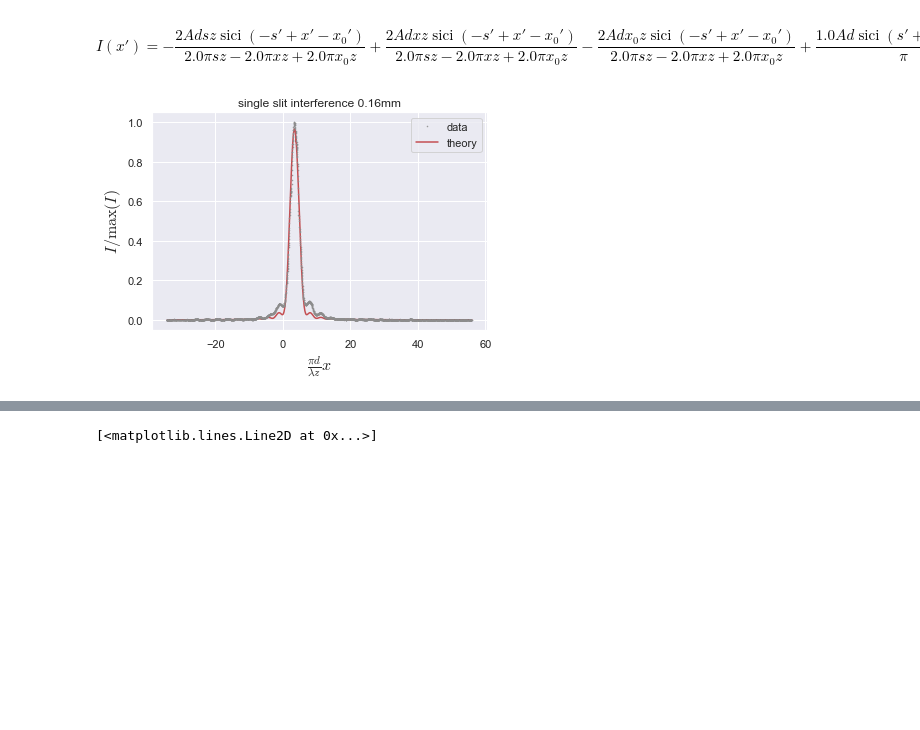
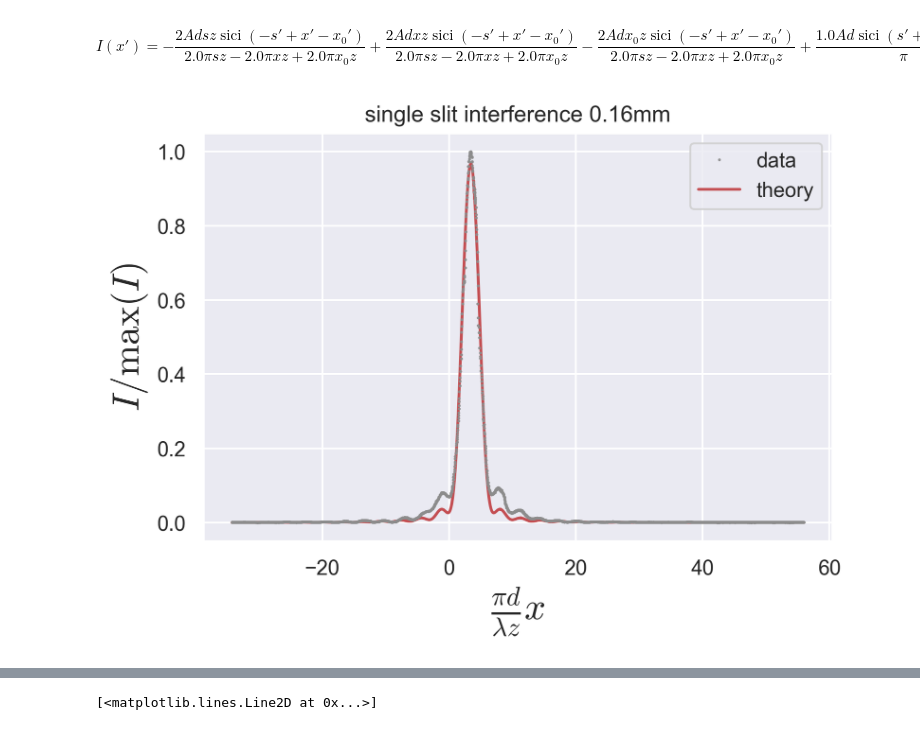
Before and after one commit to EdoMor/notebooks, a Jupyter notebook: edos single slit notebook.ipynb, the cells around one changed output, grey strips where cells are left out. Drawn from its saved outputs; the diff is of its cells as text; code cells hidden in the pictures; blank space fills up the shorter version.

```diff
--- a/edos single slit notebook.ipynb
+++ b/edos single slit notebook.ipynb
@@ -1,5 +1,6 @@
 # %%
 import matplotlib.pyplot as plt
+from matplotlib import gridspec
 import numpy as np
 from sympy import *
 from IPython.display import display, Latex
@@ -11,3 +12,4 @@ import seaborn as sbs
 sbs.set()
 plt.rcParams["mathtext.fontset"]='cm'
 plt.rcParams['axes.labelsize']= 20
+plt.rcParams['figure.dpi'] = 300
@@ -378,0 +434,29 @@ R^2:0.9982399497514473
+# %%
+pname=['dD','x0','p2']
+z=0.855
+wl=(6.328*(10**(-7)))
+d=4.0e-5
+A=50
+x0=(np.pi*d*es.offset)/(wl*z)
+p2=(A*(d**2)/(wl*z))
+dD=1.01
+data=es.read('exp1125/original parameters/single slit/0.04','sweep2.txt')
+xdata=z*np.sin(np.deg2rad((es.volt_to_angle(data['angle']))))*((np.pi*d)/(wl*z))
+ydata=-data['power']/np.max(-data['power'])
+gs = gridspec.GridSpec(2, 1, height_ratios=[4, 1])
+gs.update(hspace=0.1)
+plt.subplots()
+plt.subplot(gs[0])
+plt.plot(xdata,ydata,'.',markersize=1,zorder=2,color=sbs.color_palette()[7])
+popt=[1.0180321222775548+0.059,0.8646111314211148-0.01,0.9874969815964442]
+plt.plot(xdata,es.single_slit_model_redunced(xdata,*popt),zorder=1,color=sbs.color_palette()[3])
+plt.legend(['data','theory'])
+plt.title('single slit interference with 0.04mm width')
+plt.ylabel(r'$I/\max(I)$')
+plt.subplot(gs[1])
+plt.plot(xdata,ydata-es.single_slit_model_redunced(xdata,*popt),'.',markersize=1,color=sbs.color_palette()[7])
+plt.xlabel(r'$\frac{\pi d}{\lambda z}x$')
+plt.ylabel(r'$I/\max(I)$')
+plt.show()
+for i in range(len(popt)): print(pname[i]+':'+str(popt[i]))
+print('R^2:'+str(es.Rsquared(xdata,ydata,es.single_slit_model_redunced,popt)))
@@ -464,28 +554,31 @@ $$I(x')=- \frac{2 A d s z \operatorname{sici}{\left(- s' + x' - x_{0}' \right)}}
 # %%
 def newmodel(xdata,s,*args):
     return es.model_integrate(xdata,es.single_slit_model_redunced,s,*args)
 
-pname=['s','x0','p2']
+pname=['sp','x0','p2']
 z=0.855
 wl=(6.328*(10**(-7)))
 d=16.0e-5
 A=50
 s=2
+s=0.00085
+s=5.0e-5
+sp=((np.pi*d)/(wl*z))*s
 x0=(np.pi*d*es.offset)/(wl*z)
 p2=(A*(d**2)/(wl*z))
 data=es.read('exp1125/original parameters/single slit/0.16','sweep2.txt')
 xdata=z*np.sin(np.deg2rad((es.volt_to_angle(data['angle']))))*((np.pi*d)/(wl*z))
 ydata=-data['power']/np.max(-data['power'])
 plt.plot(xdata,ydata,'.',markersize=1,zorder=2,color=sbs.color_palette()[7])
-popt, pcov=fit.curve_fit(newmodel,xdata,ydata,p0=[s,x0,p2],bounds=((0,-np.inf,0),
+popt, pcov=fit.curve_fit(newmodel,xdata,ydata,p0=[sp,x0,p2],bounds=((0,-np.inf,0),
                                                                    (np.inf,np.inf,np.inf)))
 plt.plot(xdata,newmodel(xdata,*popt),zorder=1,color=sbs.color_palette()[3])
 plt.legend(['data','theory'])
 plt.title('single slit interference 0.16mm')
 plt.xlabel(r'$\frac{\pi d}{\lambda z}x$')
 plt.ylabel(r'$I/\max(I)$')
 plt.show()
 for i in range(len(popt)): print(pname[i]+':'+str(popt[i]))
 print('R^2:'+str(es.Rsquared(xdata,ydata,newmodel,popt)))
 # %% [output]
-[figure, old version]
+[figure, new version]
```
Also changed, not shown: parts of 11 cells of this notebook, 15 other files.
